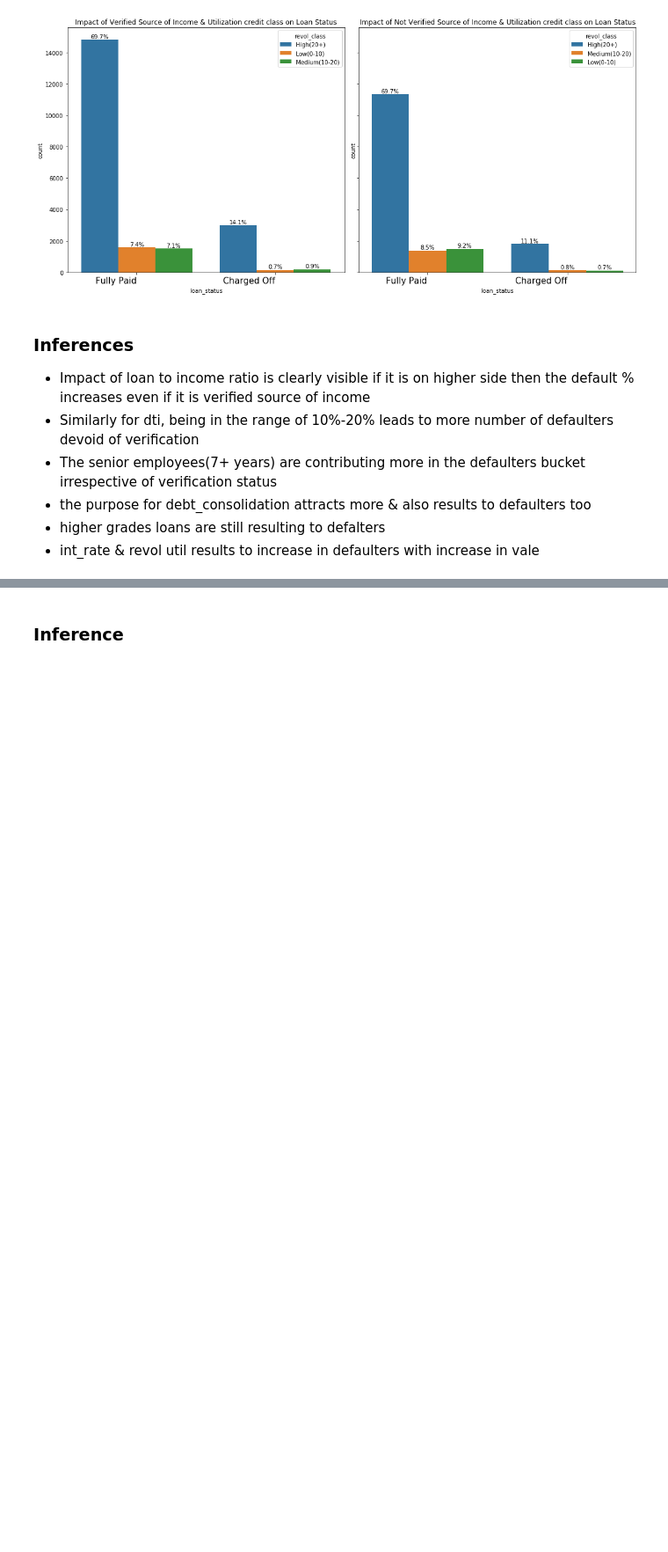
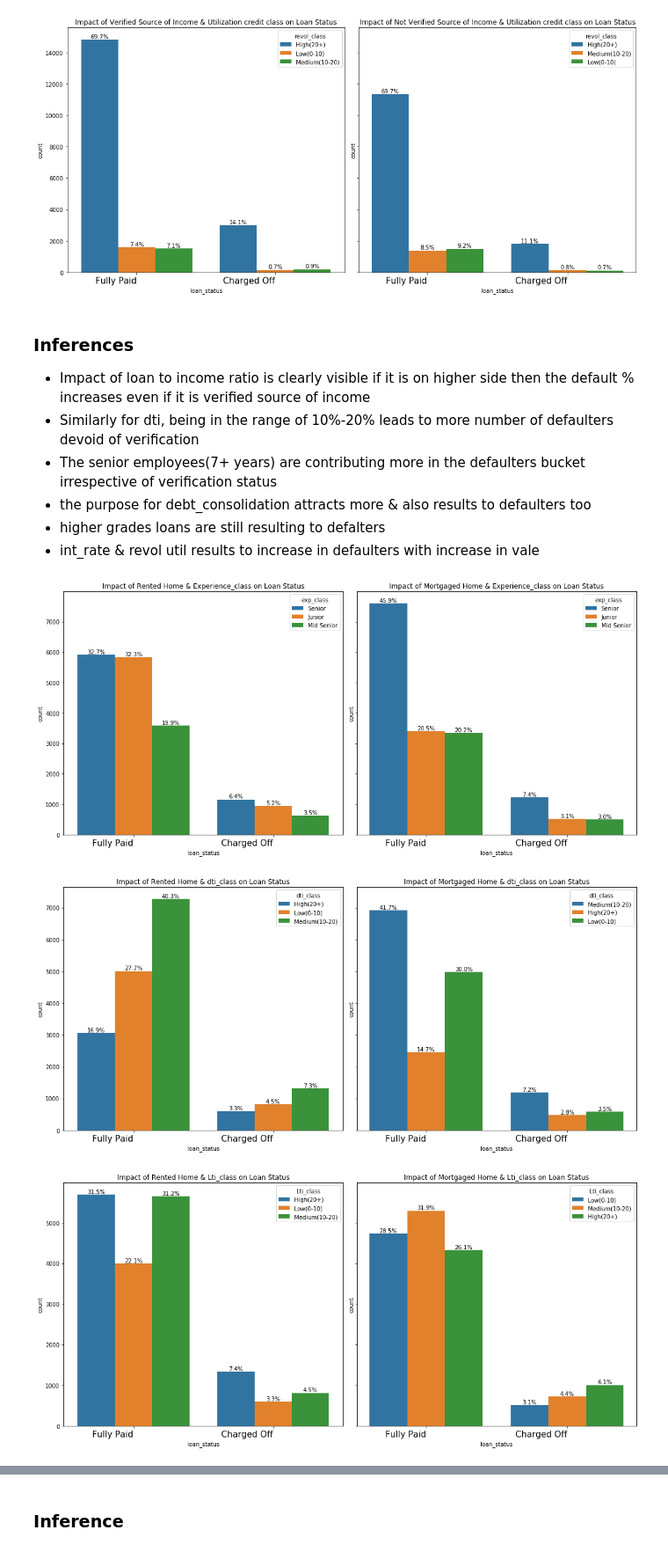
Before and after one commit to bakhortech/LendingClubCaseStudy, a Jupyter notebook: Indrashis_Chatterjee.ipynb, the cells around one changed output, grey strips where cells are left out. Shown at 88% size. Cells and saved outputs as stored; diff of their text form; code cells hidden in the pictures; blank space fills up the shorter version.

```diff
--- a/Indrashis_Chatterjee.ipynb
+++ b/Indrashis_Chatterjee.ipynb
@@ -729,32 +735,35 @@ cntsubplot('loan_status',df[df.home_ownership=='MORTGAGE'],"Impact of Mortgaged
 
 f,(a1,a2)=plt.subplots(1,2,sharey=True,figsize=(15,7))
 cntsubplot('loan_status',df[df.home_ownership=='RENT'],"Impact of Rented Home & dti_class on Loan Status",'dti_class',0,a1)
-- Impact of  loan to income ratio is clearly visible if it is on higher side then the default % increases even if it is verified source of income
 cntsubplot('loan_status',df[df.home_ownership=='MORTGAGE'],"Impact of Mortgaged Home & dti_class on Loan Status",'dti_class',0,a2)
 
 f,(a1,a2)=plt.subplots(1,2,sharey=True,figsize=(15,7))
 cntsubplot('loan_status',df[df.home_ownership=='RENT'],"Impact of Rented Home & Lti_class on Loan Status",'Lti_class',0,a1)
 cntsubplot('loan_status',df[df.home_ownership=='MORTGAGE'],"Impact of Mortgaged Home & Lti_class on Loan Status",'Lti_class',0,a2)
 
 f,(a1,a2)=plt.subplots(1,2,sharey=True,figsize=(15,7))
 cntsubplot('loan_status',df[df.home_ownership=='RENT'],"Impact of Rented Home & term on Loan Status",'term',0,a1)
 cntsubplot('loan_status',df[df.home_ownership=='MORTGAGE'],"Impact of Mortgaged Home & term on Loan Status",'term',0,a2)
 
 f,(a1,a2)=plt.subplots(1,2,sharey=True,figsize=(15,7))
 cntsubplot('loan_status',df[df.home_ownership=='RENT'],"Impact of Rented Home & revol_class on Loan Status",'revol_class',0,a1)
 cntsubplot('loan_status',df[df.home_ownership=='MORTGAGE'],"Impact of Mortgaged Home & revol_class on Loan Status",'revol_class',0,a2)
 
 
 f,(a1,a2)=plt.subplots(1,2,sharey=True,figsize=(15,7))
 cntsubplot('loan_status',df[df.home_ownership=='RENT'],"Impact of Rented Home & int_rate_class on Loan Status",'int_rate_class',0,a1)
 cntsubplot('loan_status',df[df.home_ownership=='MORTGAGE'],"Impact of Mortgaged Home & int_rate_class on Loan Status",'int_rate_class',0,a2)
 
 
 f,(a1,a2)=plt.subplots(1,2,sharey=True,figsize=(15,7))
 cntsubplot('loan_status',df[df.home_ownership=='RENT'],"Impact of Rented Home & purpose on Loan Status",'purpose',0,a1)
 cntsubplot('loan_status',df[df.home_ownership=='MORTGAGE'],"Impact of Mortgaged Home & purpose on Loan Status",'purpose',0,a2)
 
 
 f,(a1,a2)=plt.subplots(1,2,sharey=True,figsize=(15,7))
 cntsubplot('loan_status',df[df.home_ownership=='RENT'],"Impact of Rented Home & grade on Loan Status",'grade',0,a1)
 cntsubplot('loan_status',df[df.home_ownership=='MORTGAGE'],"Impact of Mortgaged Home & grade on Loan Status",'grade',0,a2)
+# %% [output]
+[figure, added]
+[figure, added]
+[figure, added]
```
Also changed, not shown: parts of 6 cells of this notebook.
